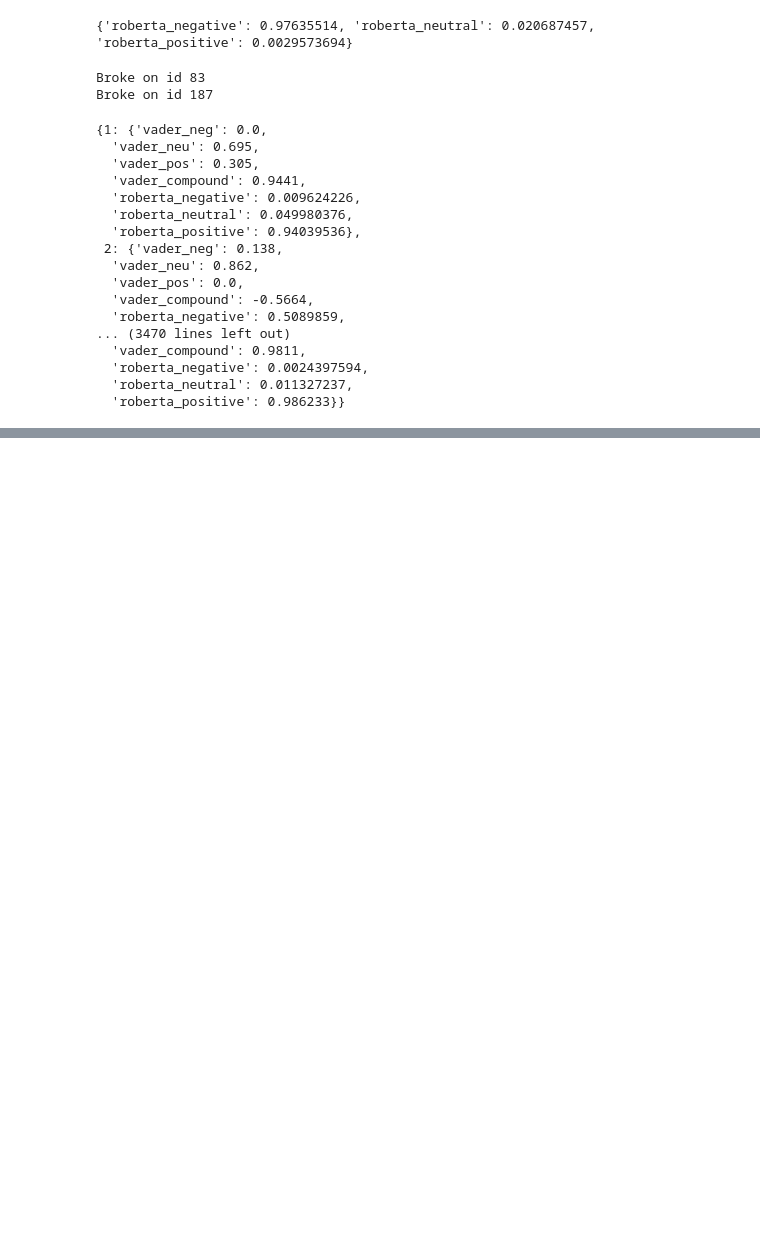
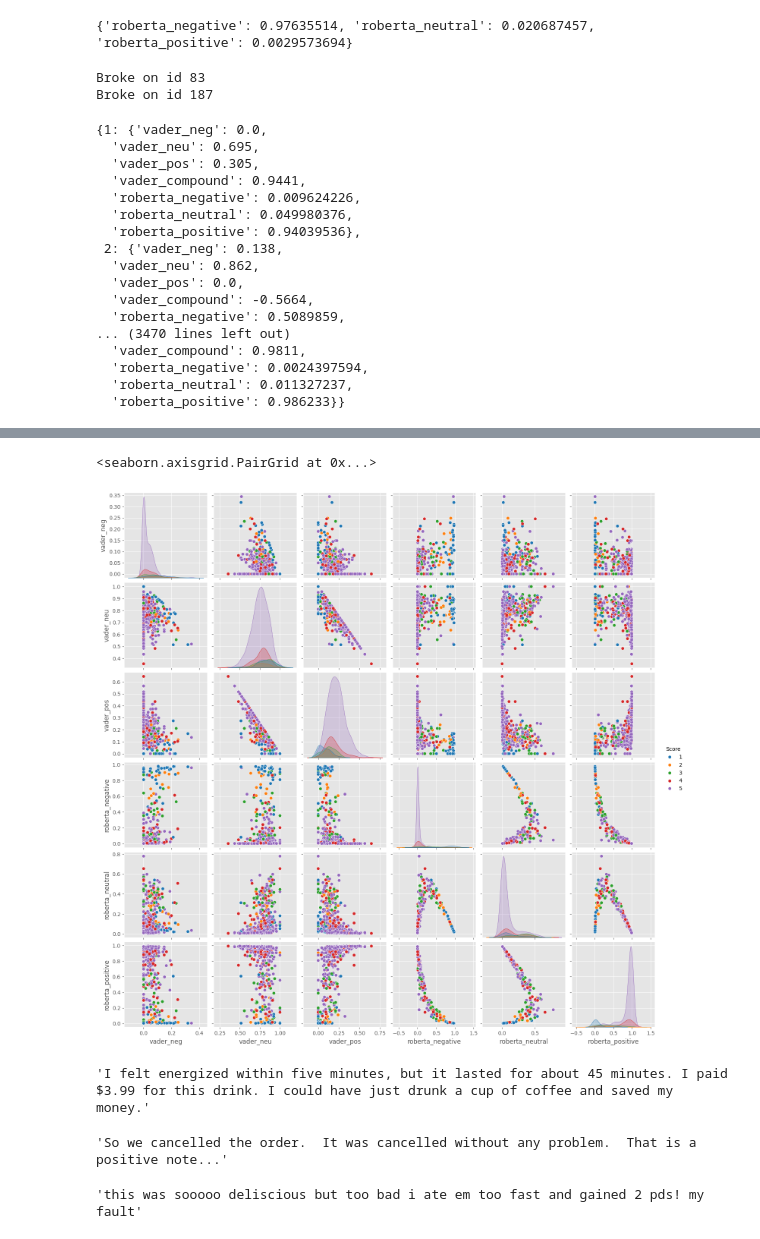
Before and after one commit to thomashazekamp/ForkNFind, a Jupyter notebook: src/sentiment_analysis/roberta/roberta_data.ipynb, the cells around one changed output, grey strips where cells are left out. Saved outputs shown, nothing was run; the diff lists cells and outputs as text; code cells hidden in the pictures; blank space fills up the shorter version.

Commit message:
Showing the results on the dataset using both models (VADER and Roberta) & checking outliers with opposite ends. Related #64

```diff
--- a/src/sentiment_analysis/roberta/roberta_data.ipynb
+++ b/src/sentiment_analysis/roberta/roberta_data.ipynb
@@ -149,0 +142,21 @@ results_df = results_df.merge(df, how='left') # Merge the dataframe with the ori
+# %%
+# Combining the results of both models using a plot
+sns.pairplot(data=results_df, vars=['vader_neg', 'vader_neu', 'vader_pos', 'roberta_negative', 'roberta_neutral', 'roberta_positive'], hue='Score', palette='tab10') # Plot the results
+# %% [output]
+<seaborn.axisgrid.PairGrid at 0x...>
+[figure, added]
+# %%
+# Using roberta model and see any outliers regarding a low star rating but a positive roberta score for the given review
+results_df.query('Score == 1').sort_values('roberta_positive', ascending=False)['Text'].values[0] # Showing outliers in the model/data - as a 1 star review, but the roberta model shows it as a positive review
+# %% [output]
+'I felt energized within five minutes, but it lasted for about 45 minutes. I paid $3.99 for this drink. I could have just drunk a cup of coffee and saved my money.'
+# %%
+# Using vader model and see any outliers regarding a low star rating but a positive vader score for the given review
+results_df.query('Score == 1').sort_values('vader_pos', ascending=False)['Text'].values[0] # Showing outliers in the model/data - as a 1 star review, but the roberta model shows it as a positive review
+# %% [output]
+'So we cancelled the order.  It was cancelled without any problem.  That is a positive note...'
+# %%
+# Using roberta model and see any outliers regarding a high star rating but a negative roberta score for the given review
+results_df.query('Score == 5').sort_values('roberta_negative', ascending=False)['Text'].values[0] # Showing outliers in the model/data - as a 1 star review, but the roberta model shows it as a positive review
+# %% [output]
+'this was sooooo deliscious but too bad i ate em too fast and gained 2 pds! my fault'
```
Also changed, not shown: parts of 2 cells of this notebook.
